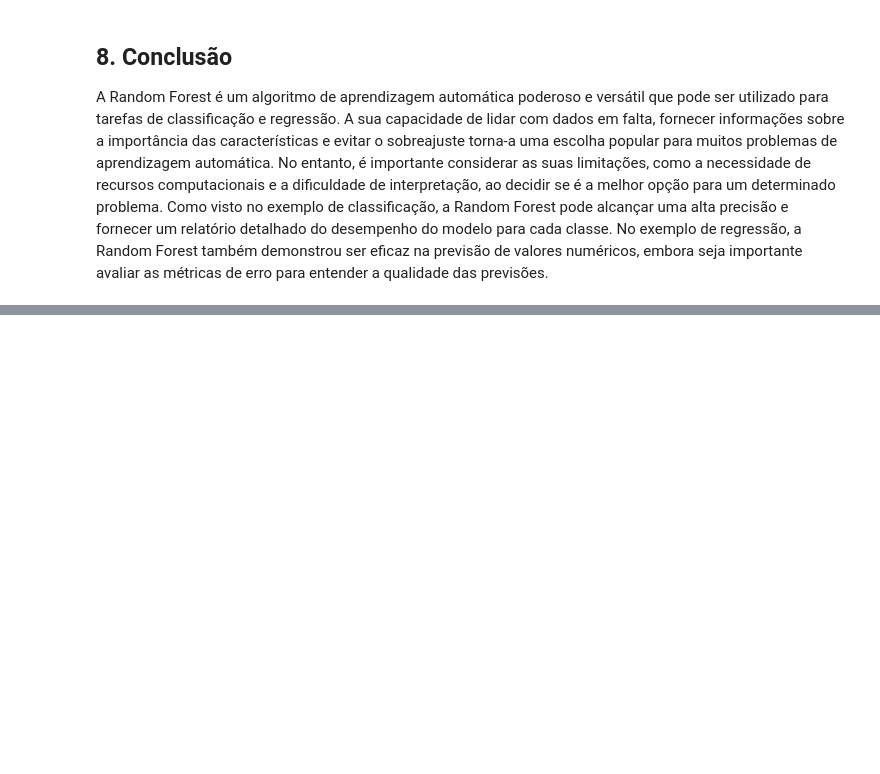
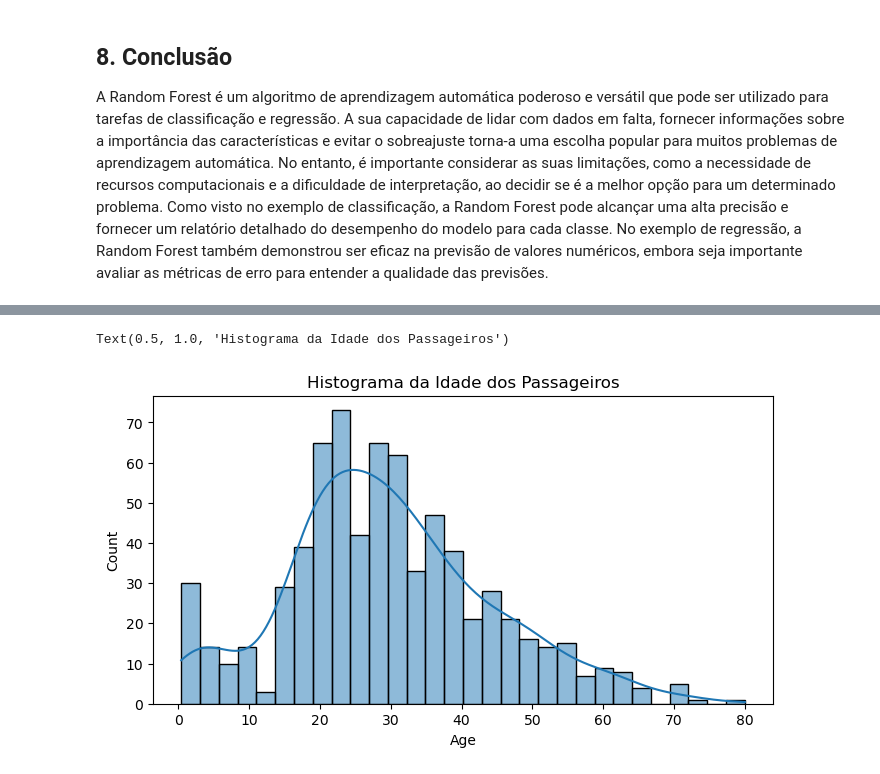
Before and after one commit to Miguyy/IA-class, a Jupyter notebook: RandomForests/Random_Forest.ipynb, the cells around one changed output, grey strips where cells are left out. Cells and saved outputs as stored; diff of their text form; code cells hidden in the pictures; blank space fills up the shorter version.

```diff
--- a/RandomForests/Random_Forest.ipynb
+++ b/RandomForests/Random_Forest.ipynb
@@ -145,0 +246,7 @@ Como visto no exemplo de classificação, a Random Forest pode alcançar uma alt
+# %%
+plt.figure(figsize=(8,4))
+sns.histplot(data=df["Age"], bins=30, kde=True)
+plt.title("Histograma da Idade dos Passageiros")
+# %% [output]
+Text(0.5, 1.0, 'Histograma da Idade dos Passageiros')
+[figure, added]
```
Also changed, not shown: parts of 32 cells of this notebook, 7 other files.
